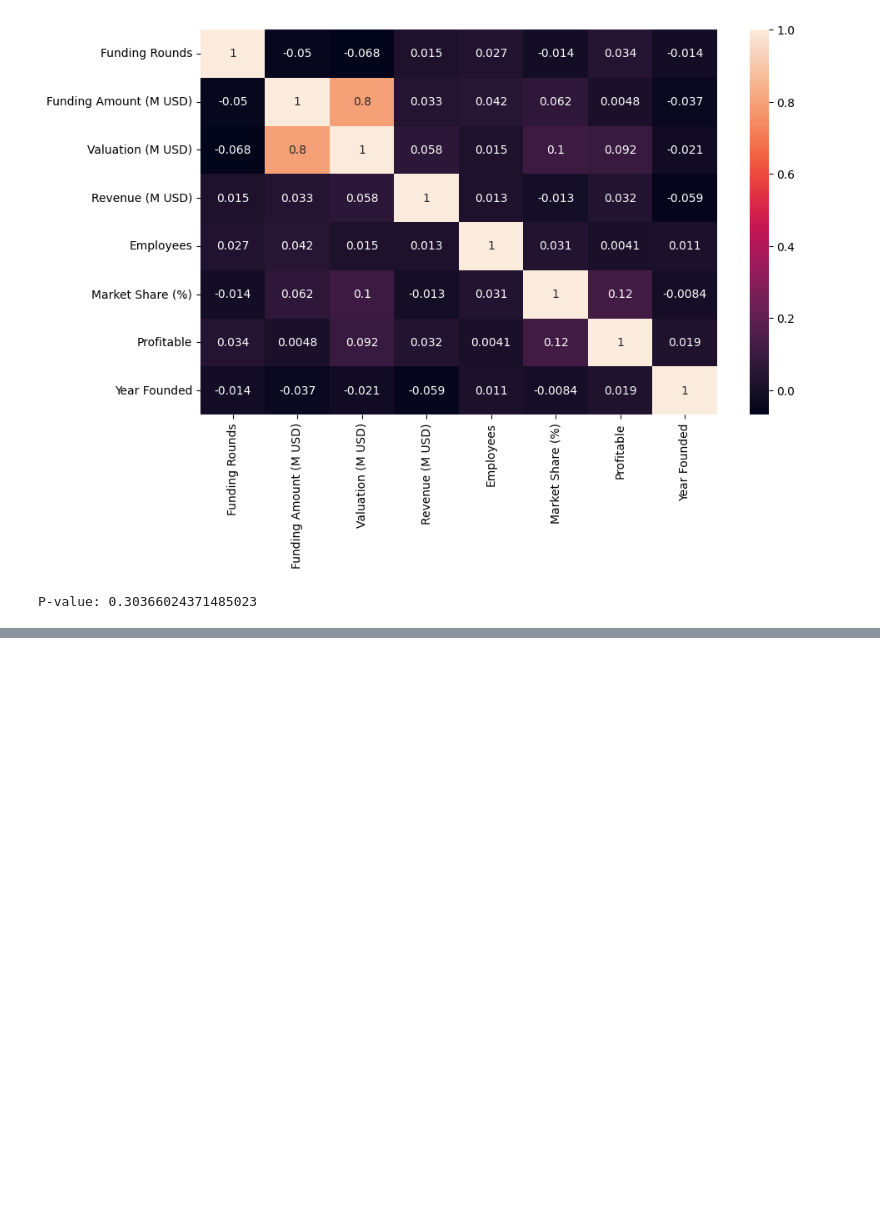
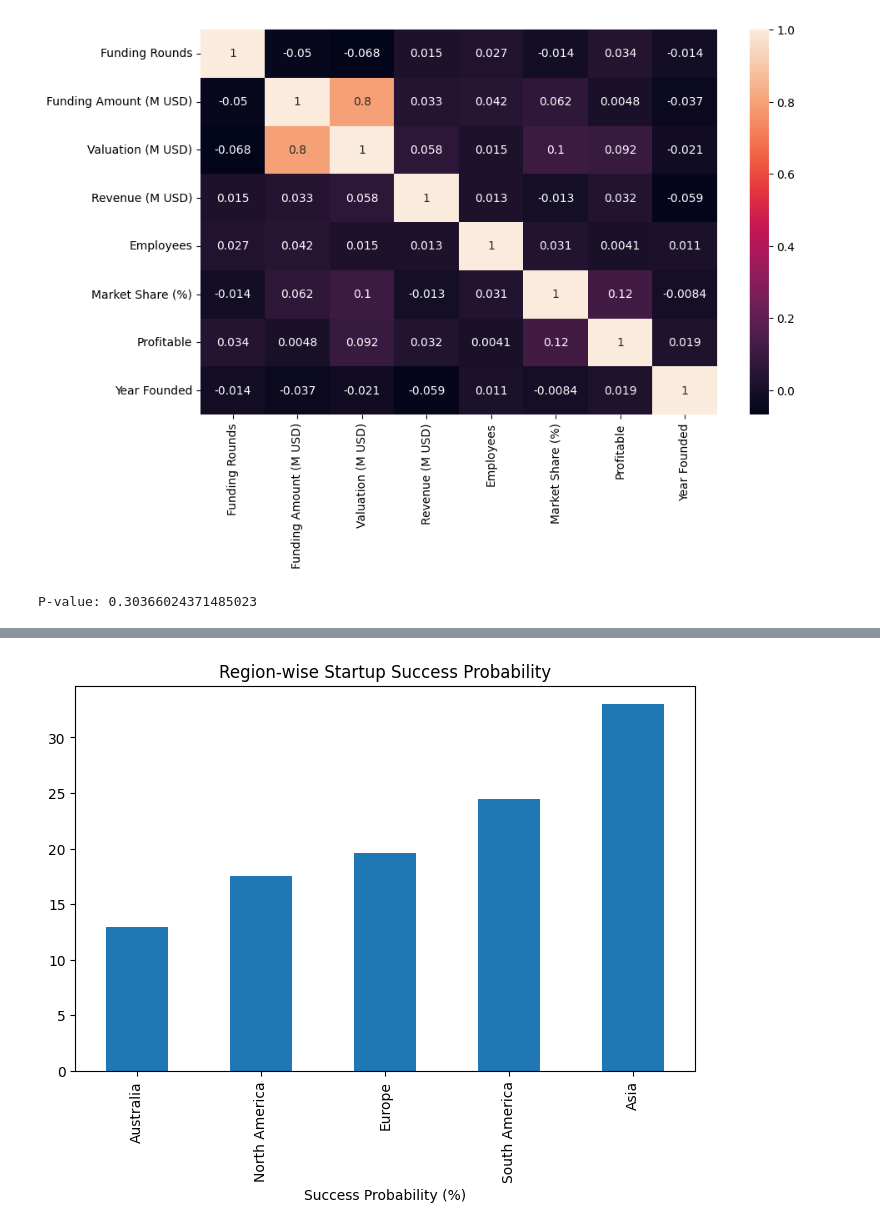
Before and after one commit to roshinivj22/README.md, a Jupyter notebook: startup funding.ipynb, the cells around one changed output, grey strips where cells are left out. Cells and saved outputs as stored; diff of their text form; code cells hidden in the pictures; blank space fills up the shorter version.

```diff
--- a/startup funding.ipynb
+++ b/startup funding.ipynb
@@ -113,0 +152,20 @@ P-value: 0.30366024371485023
+# %%
+import matplotlib.pyplot as plt
+
+# The previous plt.show() call closes the figure, so we need to regenerate the plot before saving.
+# 'region_prob' was already calculated in cell '4cCtZbp4U2L4' and is available in the kernel.
+region_prob.sort_values().plot(
+    kind='bar',
+    figsize=(8,5)
+)
+
+plt.title("Region-wise Startup Success Probability")
+plt.xlabel("Success Probability (%)")
+
+# Save the plot to a file
+plt.savefig('region_success.png')
+
+# Optional: display the plot again if desired
+plt.show()
+# %% [output]
+[figure, added]
```
Also changed, not shown: parts of 5 cells of this notebook.
